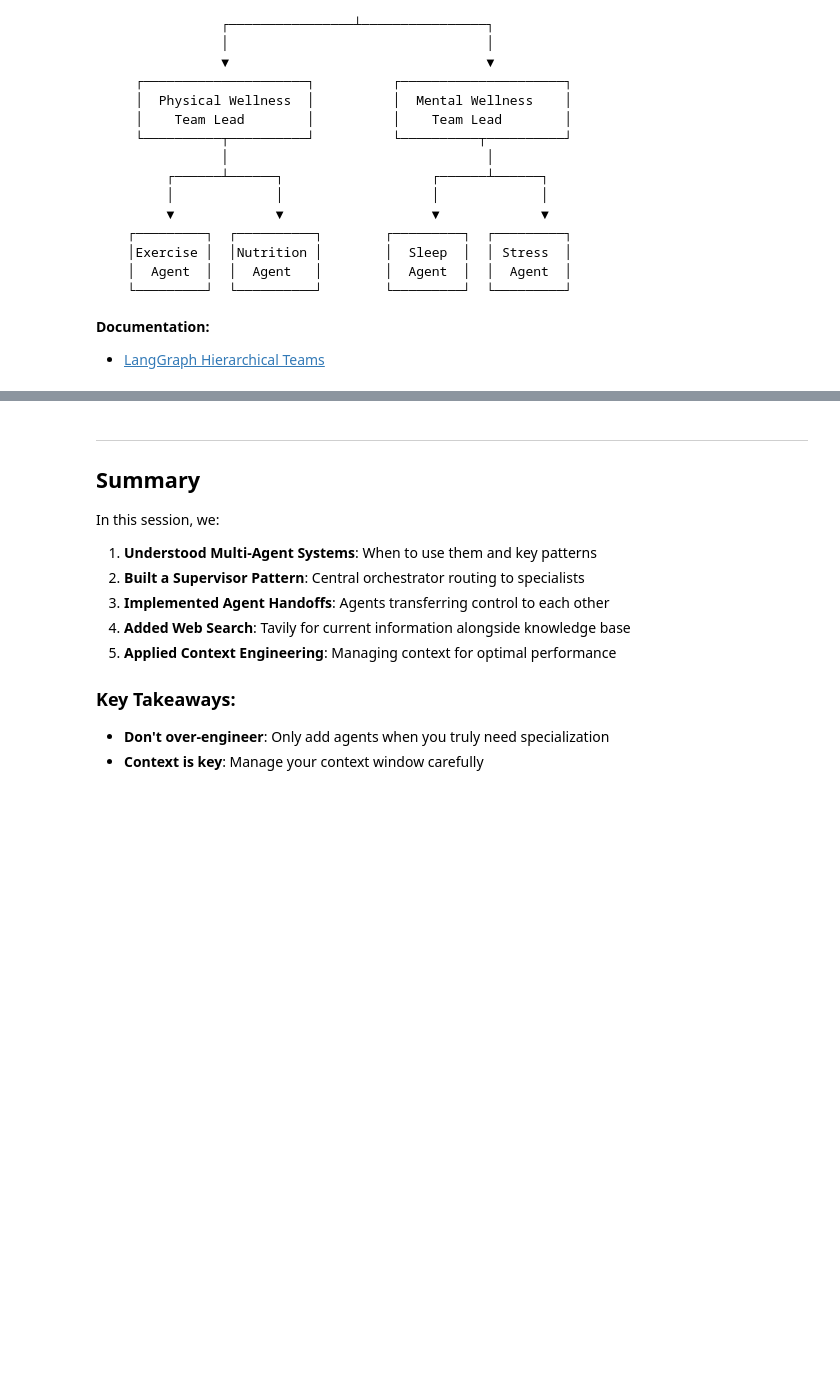
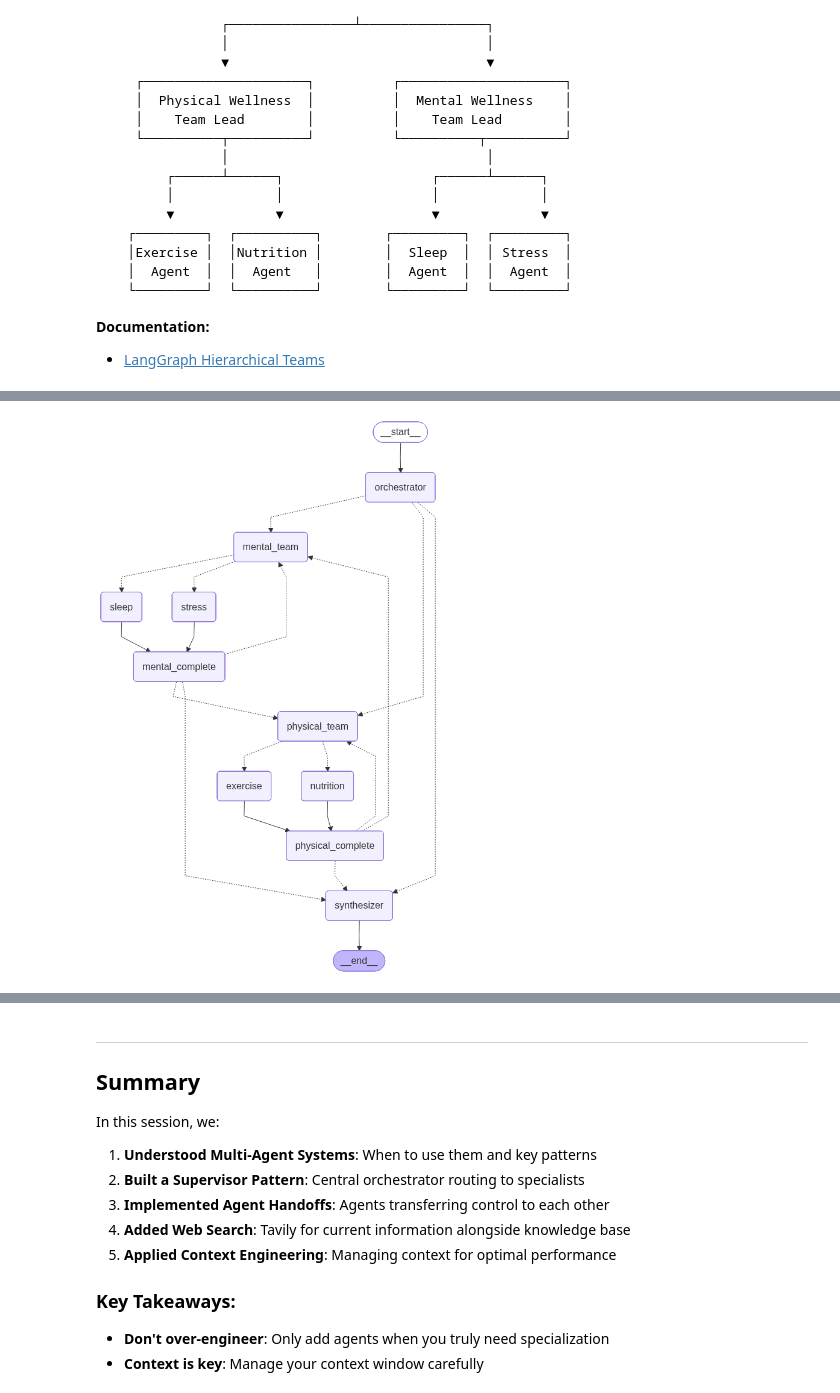
Before and after one commit to ncc1701mike/AIE9, a Jupyter notebook: 05_Multi_Agent_with_LangGraph/Multi_Agent_Applications_Assignment.ipynb, the cells around one changed output, grey strips where cells are left out. Cells and saved outputs as stored; diff of their text form; code cells hidden in the pictures; blank space fills up the shorter version.

```diff
--- a/05_Multi_Agent_with_LangGraph/Multi_Agent_Applications_Assignment.ipynb
+++ b/05_Multi_Agent_with_LangGraph/Multi_Agent_Applications_Assignment.ipynb
@@ -1391,0 +1531,26 @@ Route to the appropriate team based on the user's question."""),
+# %%
+# Create Synthesizer node to aggregate team responses
+
+def synthesizer_node(state: OrchestratorState) -> dict:
+    """Combines responses from all teams into final answer."""
+    # Get all specialist responses
+    specialist_responses = [
+        msg.content for msg in state["messages"]
+        if isinstance(msg, AIMessage) and "SPECIALIST" in msg.content
+    ]
+
+    synthesis_prompt = f"""Combine these specialist responses into one comprehensive answer:
+
+Original question: {state['original_query']}
+
+Specialist responses:
+{chr(10).join(specialist_responses)}
+
+Provide a unified, coherent response that addresses all aspects."""
+
+    final_response = supervisor_llm.invoke(synthesis_prompt)
+
+    print(f"[Synthesizer] Created unified response")
+    return {"messages": [AIMessage(content=final_response.content)]}
+
+print("Synthesizer created!")
@@ -1391,0 +1629,11 @@ Route to the appropriate team based on the user's question."""),
+# %%
+# Graph of the Orchestrated agent
+try:
+    from IPython.display import display, Image
+    display(Image(orchestrated_agent.get_graph().draw_mermaid_png()))
+except Exception as e:
+    print(f"Could not display graph: {e}")
+    print("\nGraph structure:")
+    print(orchestrated_agent.get_graph().draw_ascii())
+# %% [output]
+[figure, added]
```
Also changed, not shown: parts of 18 cells of this notebook.
